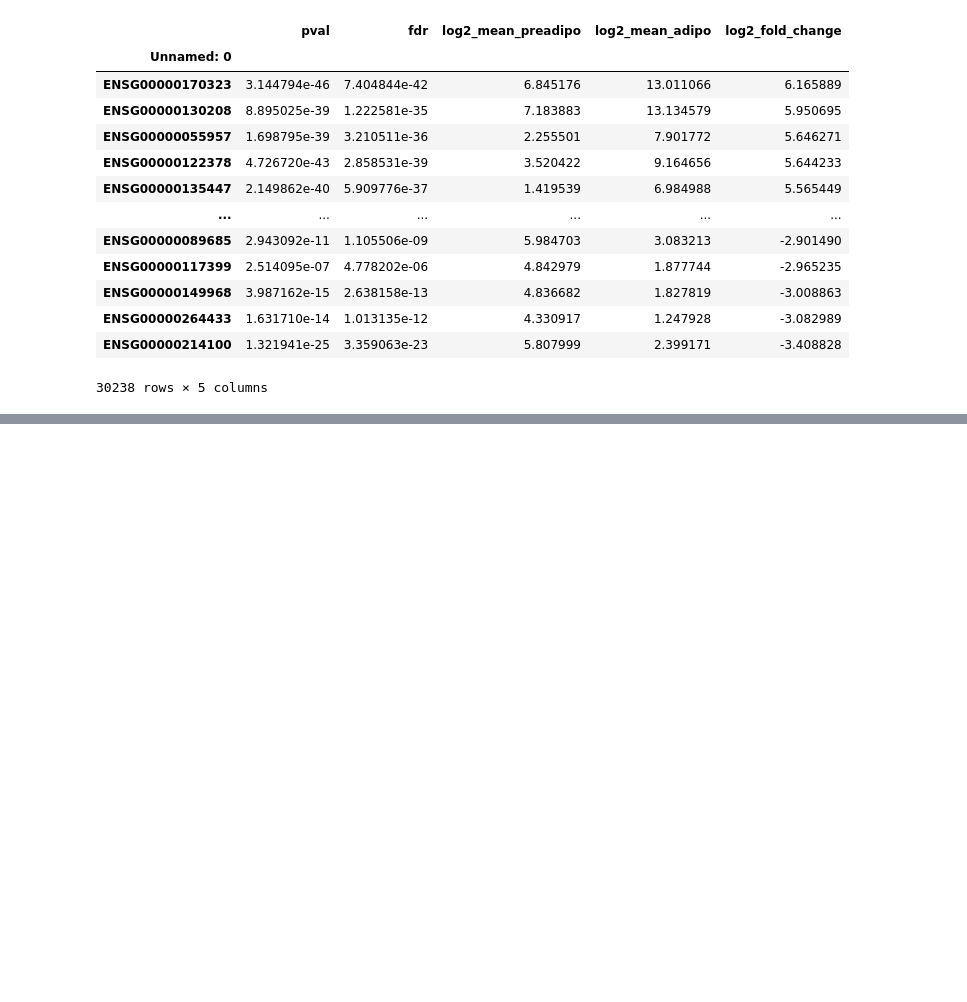
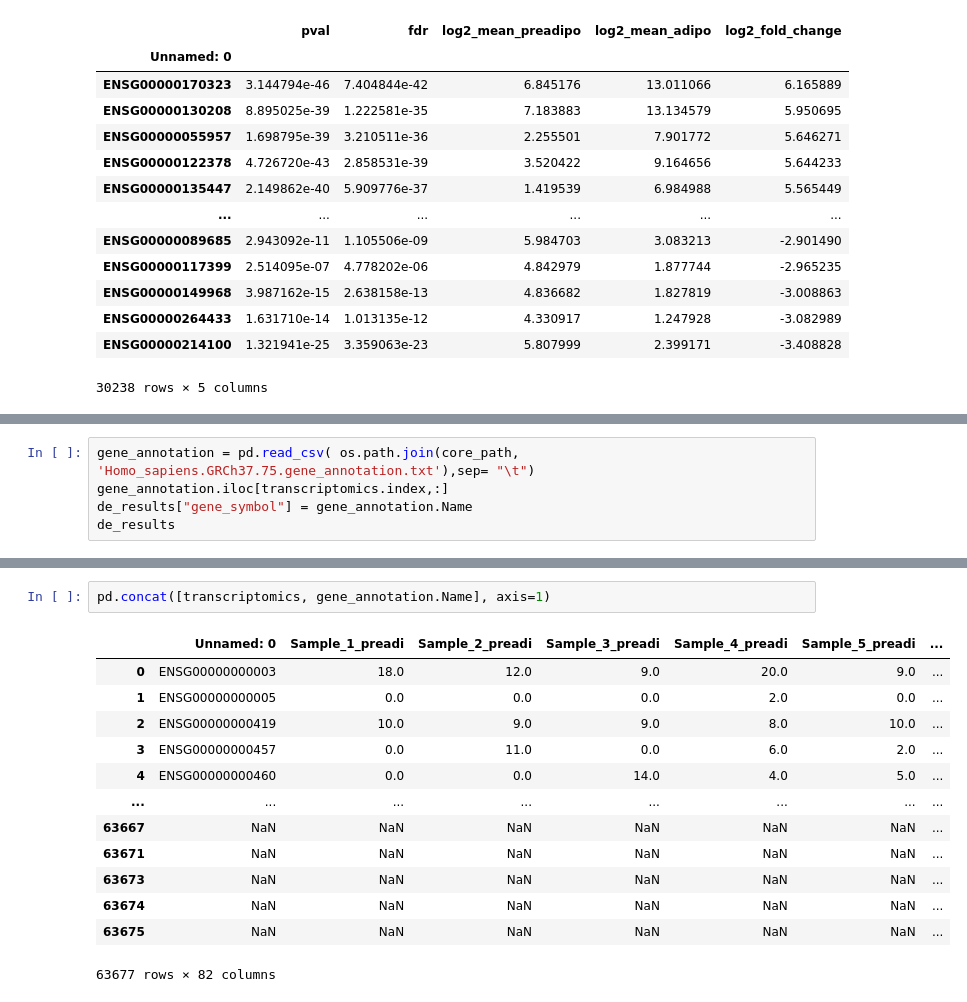
Before and after one commit to CamilleChallier/Transcriptomics_project, a Jupyter notebook: wesley.ipynb, the cells around one changed output, grey strips where cells are left out. Cells and saved outputs as stored; diff of their text form; blank space fills up the shorter version.

```diff
--- a/wesley.ipynb
+++ b/wesley.ipynb
@@ -350,0 +353,5 @@ de_results
+# %%
+gene_annotation = pd.read_csv( os.path.join(core_path, 'Homo_sapiens.GRCh37.75.gene_annotation.txt'),sep= "\t")
+gene_annotation.iloc[transcriptomics.index,:]
+de_results["gene_symbol"] = gene_annotation.Name
+de_results
@@ -350,0 +373,16 @@ de_results
+# %%
+pd.concat([transcriptomics, gene_annotation.Name], axis=1)
+# %% [output]
+|  | Unnamed: 0 | Sample_1_preadi | Sample_2_preadi | Sample_3_preadi | Sample_4_preadi | Sample_5_preadi | ... |
+| 0 | ENSG00000000003 | 18.0 | 12.0 | 9.0 | 20.0 | 9.0 | ... |
+| 1 | ENSG00000000005 | 0.0 | 0.0 | 0.0 | 2.0 | 0.0 | ... |
+| 2 | ENSG00000000419 | 10.0 | 9.0 | 9.0 | 8.0 | 10.0 | ... |
+| 3 | ENSG00000000457 | 0.0 | 11.0 | 0.0 | 6.0 | 2.0 | ... |
+| 4 | ENSG00000000460 | 0.0 | 0.0 | 14.0 | 4.0 | 5.0 | ... |
+| ... | ... | ... | ... | ... | ... | ... | ... |
+| 63667 | NaN | NaN | NaN | NaN | NaN | NaN | ... |
+| 63671 | NaN | NaN | NaN | NaN | NaN | NaN | ... |
+| 63673 | NaN | NaN | NaN | NaN | NaN | NaN | ... |
+| 63674 | NaN | NaN | NaN | NaN | NaN | NaN | ... |
+| 63675 | NaN | NaN | NaN | NaN | NaN | NaN | ... |
+63677 rows × 82 columns
```
Also changed, not shown: parts of 12 cells of this notebook.
